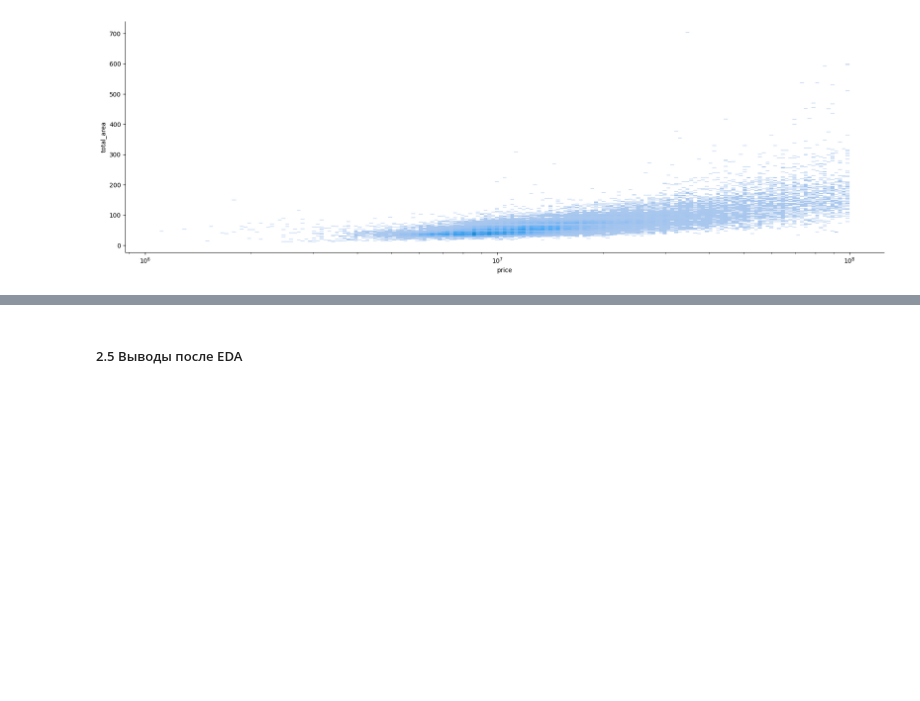
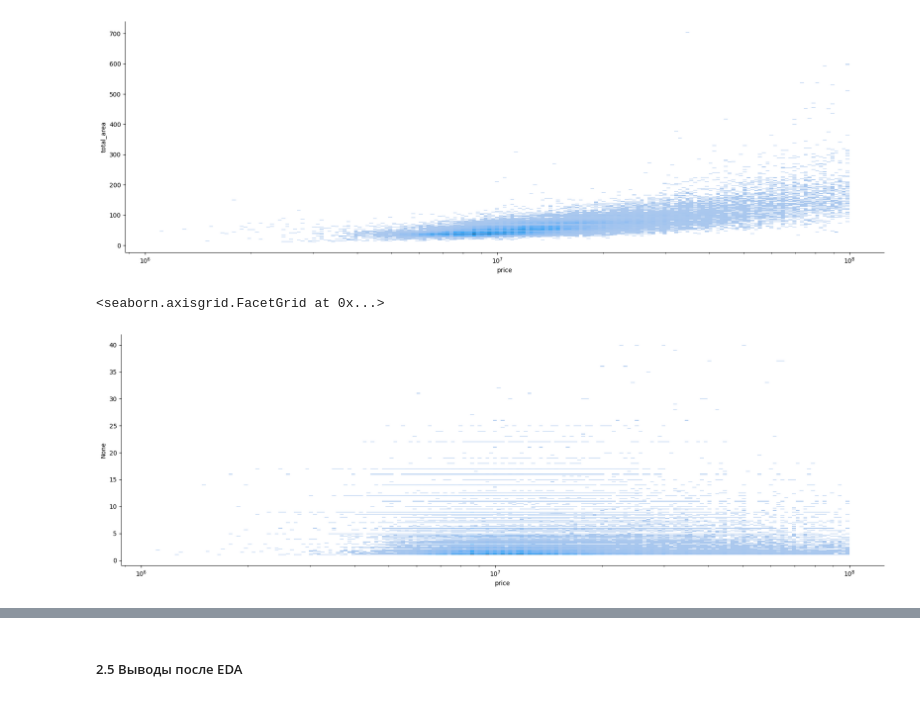
Before and after one commit to FrostyFrost/mle-project-sprint-2-v001, a Jupyter notebook: model_improvement/project_template_sprint_2.ipynb, the cells around one changed output, grey strips where cells are left out. Saved outputs shown, nothing was run; the diff lists cells and outputs as text; code cells hidden in the pictures; blank space fills up the shorter version.

```diff
--- a/model_improvement/project_template_sprint_2.ipynb
+++ b/model_improvement/project_template_sprint_2.ipynb
@@ -227,3 +229,7 @@ plt.savefig(os.path.join(ASSETS_DIR, 'numeric_columns_correlation'))
 # Средняя корреляция между годом постройки и количеством этажей
 # %% [output]
 [figure]
+# %%
+floor_locality = re_df['floors_total']/re_df['floor']
+floor_locality.describe()
+#
@@ -292,3 +307,9 @@ plt.savefig(os.path.join(ASSETS_DIR, 'price-total_area'))
 # При цене до 12 млн зависимости от площади квартиры практически нет. Дороже 12 млн - цена растет экспоненциально
 # %% [output]
 [figure]
+# %%
+sns.displot(data=re_df.loc[(re_df['price']>1000000) & (re_df['price']<100000000)], x ='price', y=floor_locality, height=6, aspect=3, log_scale=[True, False],palette="muted")
+# floor_locality - признак, показывающий относительное положение этажа в доме - внизу, в центре, наверху. Если равен 1 - последний этаж. Если равен
+# %% [output]
+<seaborn.axisgrid.FacetGrid at 0x...>
+[figure, added]
```
Also changed, not shown: parts of 26 cells of this notebook, 3 other files.
